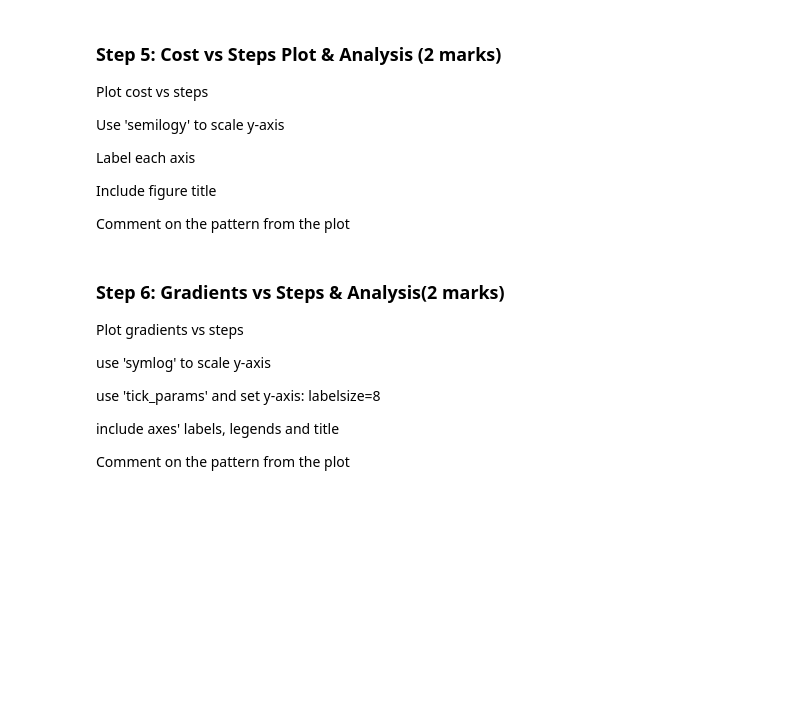
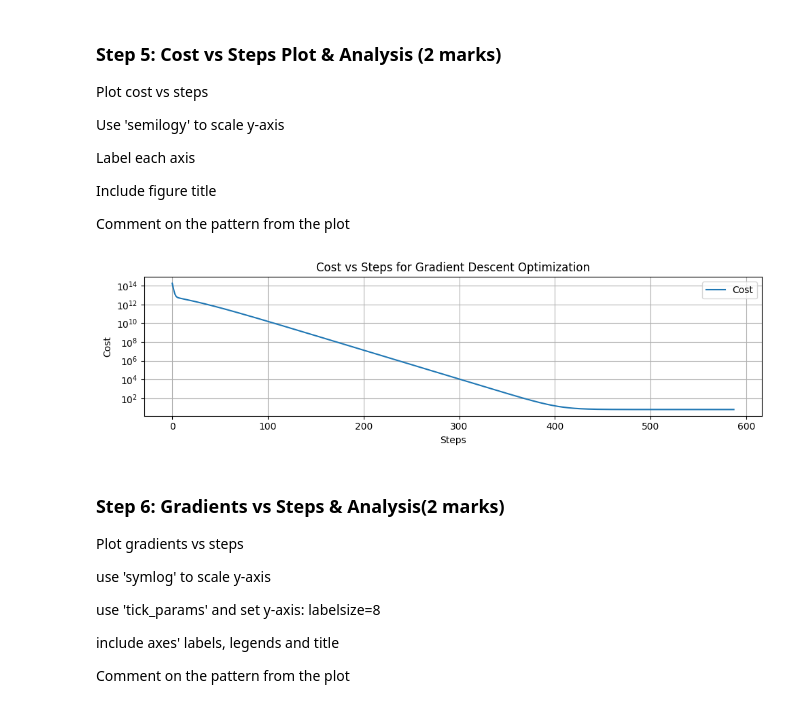
Before and after one commit to rbawah/engg680_2024_fall_group7, a Jupyter notebook: Lab_Assignment3/Assignment3.ipynb, the cells around one changed output. Drawn from its saved outputs; the diff is of its cells as text; code cells hidden in the pictures; blank space fills up the shorter version.

Commit message:
Solved up to step 9

```diff
--- a/Lab_Assignment3/Assignment3.ipynb
+++ b/Lab_Assignment3/Assignment3.ipynb
@@ -202,13 +253,20 @@ Include figure title
 Comment on the pattern from the plot
 # %%
 fig , ax = plt.subplots(nrows=1,ncols=1, figsize=(10,3))
-# ...
+ax.semilogy(arr_cost, label='Cost')
+ax.set_xlabel('Steps')
+ax.set_ylabel('Cost')
+ax.set_title('Cost vs Steps for Gradient Descent Optimization')
 ax.grid(True)
+ax.legend()
 fig.tight_layout()
 plt.show()
 
 # Comment on the pattern
-# ...
+# The plot shows an exponential decay pattern, indicating that cost decreases rapidly as the number of steps increases.
+# This trend suggests diminishing returns on additional steps in terms of cost reduction.
+# %% [output]
+[figure, added]
 # %% [markdown]
 ### Step 6: Gradients vs Steps & Analysis(2 marks)
 Plot gradients vs steps
```
Also changed, not shown: parts of 17 cells of this notebook.
